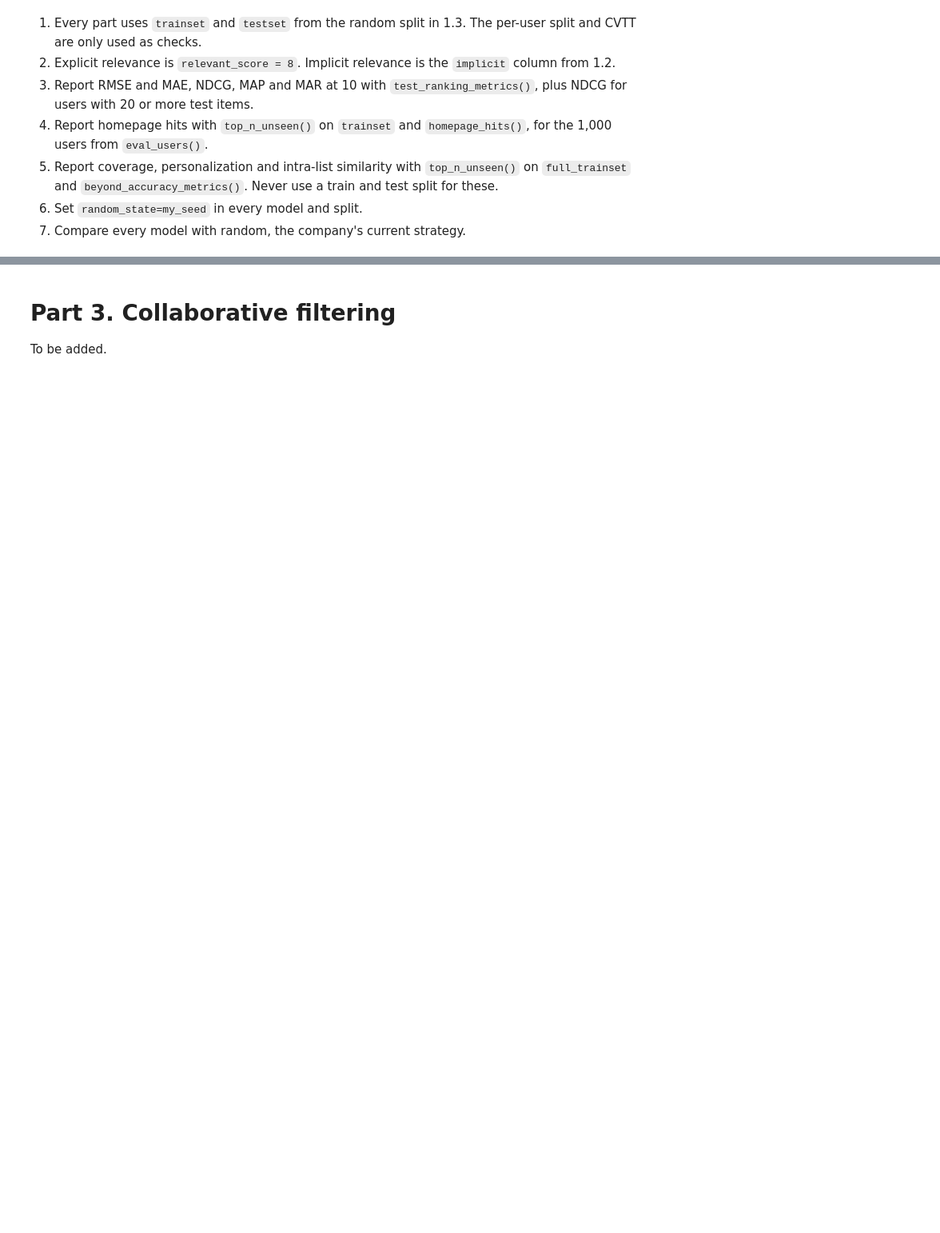
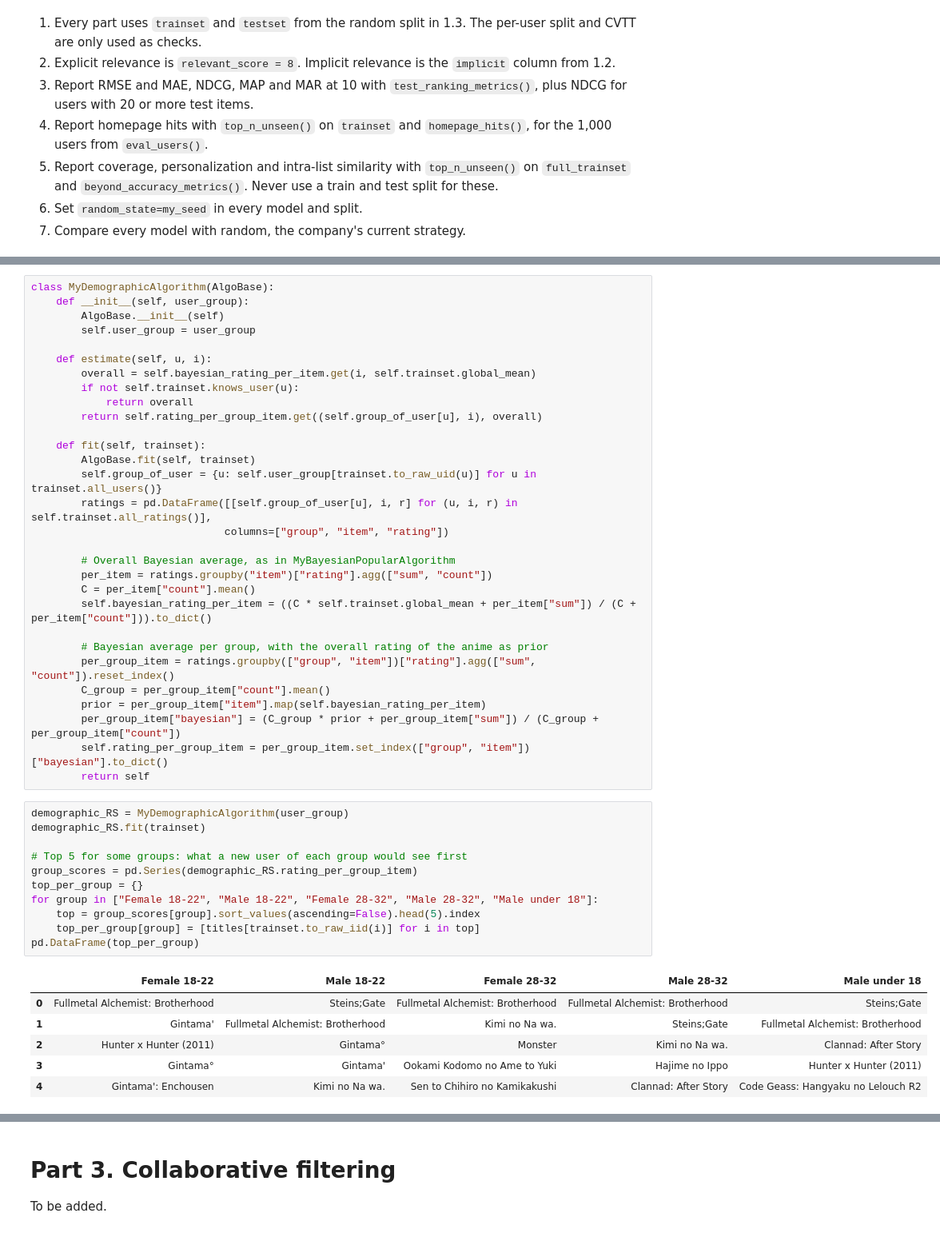
Before and after one commit to estellearnander/recsys_group_project, a Jupyter notebook: notebooks/03_recommenders.ipynb, the cells around one changed output, grey strips where cells are left out. Shown at 80% size. Cells and saved outputs as stored; diff of their text form; blank space fills up the shorter version.

```diff
--- a/notebooks/03_recommenders.ipynb
+++ b/notebooks/03_recommenders.ipynb
@@ -410,0 +549,48 @@ To be added.
+# %%
+class MyDemographicAlgorithm(AlgoBase):
+    def __init__(self, user_group):
+        AlgoBase.__init__(self)
+        self.user_group = user_group
+
+    def estimate(self, u, i):
+        overall = self.bayesian_rating_per_item.get(i, self.trainset.global_mean)
+        if not self.trainset.knows_user(u):
+            return overall
+        return self.rating_per_group_item.get((self.group_of_user[u], i), overall)
+
+    def fit(self, trainset):
+        AlgoBase.fit(self, trainset)
+        self.group_of_user = {u: self.user_group[trainset.to_raw_uid(u)] for u in trainset.all_users()}
+        ratings = pd.DataFrame([[self.group_of_user[u], i, r] for (u, i, r) in self.trainset.all_ratings()],
+                               columns=["group", "item", "rating"])
+
+        # Overall Bayesian average, as in MyBayesianPopularAlgorithm
+        per_item = ratings.groupby("item")["rating"].agg(["sum", "count"])
+        C = per_item["count"].mean()
+        self.bayesian_rating_per_item = ((C * self.trainset.global_mean + per_item["sum"]) / (C + per_item["count"])).to_dict()
+
+        # Bayesian average per group, with the overall rating of the anime as prior
+        per_group_item = ratings.groupby(["group", "item"])["rating"].agg(["sum", "count"]).reset_index()
+        C_group = per_group_item["count"].mean()
+        prior = per_group_item["item"].map(self.bayesian_rating_per_item)
+        per_group_item["bayesian"] = (C_group * prior + per_group_item["sum"]) / (C_group + per_group_item["count"])
+        self.rating_per_group_item = per_group_item.set_index(["group", "item"])["bayesian"].to_dict()
+        return self
+# %%
+demographic_RS = MyDemographicAlgorithm(user_group)
+demographic_RS.fit(trainset)
+
+# Top 5 for some groups: what a new user of each group would see first
+group_scores = pd.Series(demographic_RS.rating_per_group_item)
+top_per_group = {}
+for group in ["Female 18-22", "Male 18-22", "Female 28-32", "Male 28-32", "Male under 18"]:
+    top = group_scores[group].sort_values(ascending=False).head(5).index
+    top_per_group[group] = [titles[trainset.to_raw_iid(i)] for i in top]
+pd.DataFrame(top_per_group)
+# %% [output]
+|  | Female 18-22 | Male 18-22 | Female 28-32 | Male 28-32 | Male under 18 |
+| 0 | Fullmetal Alchemist: Brotherhood | Steins;Gate | Fullmetal Alchemist: Brotherhood | Fullmetal Alchemist: Brotherhood | Steins;Gate |
+| 1 | Gintama' | Fullmetal Alchemist: Brotherhood | Kimi no Na wa. | Steins;Gate | Fullmetal Alchemist: Brotherhood |
+| 2 | Hunter x Hunter (2011) | Gintama° | Monster | Kimi no Na wa. | Clannad: After Story |
+| 3 | Gintama° | Gintama' | Ookami Kodomo no Ame to Yuki | Hajime no Ippo | Hunter x Hunter (2011) |
+| 4 | Gintama': Enchousen | Kimi no Na wa. | Sen to Chihiro no Kamikakushi | Clannad: After Story | Code Geass: Hangyaku no Lelouch R2 |
```
Also changed, not shown: parts of 26 cells of this notebook, 3 other files.
